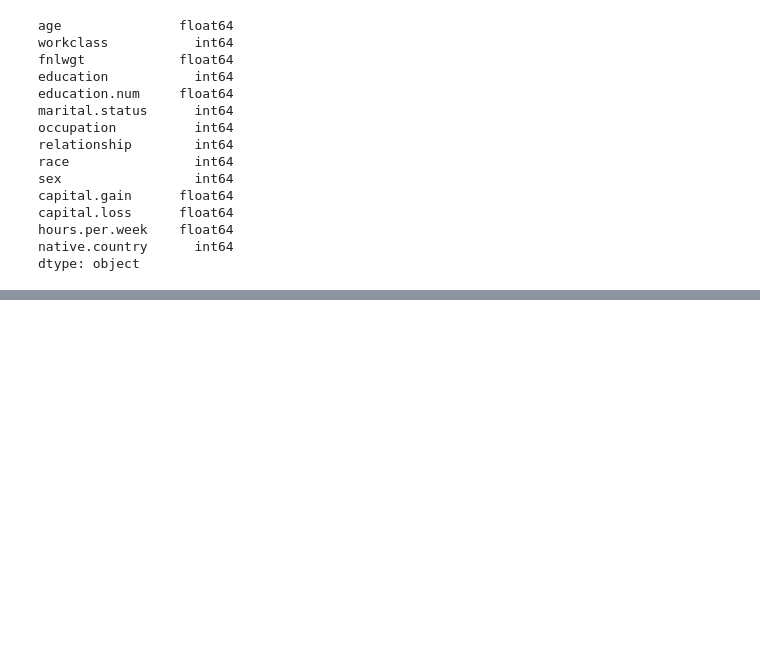
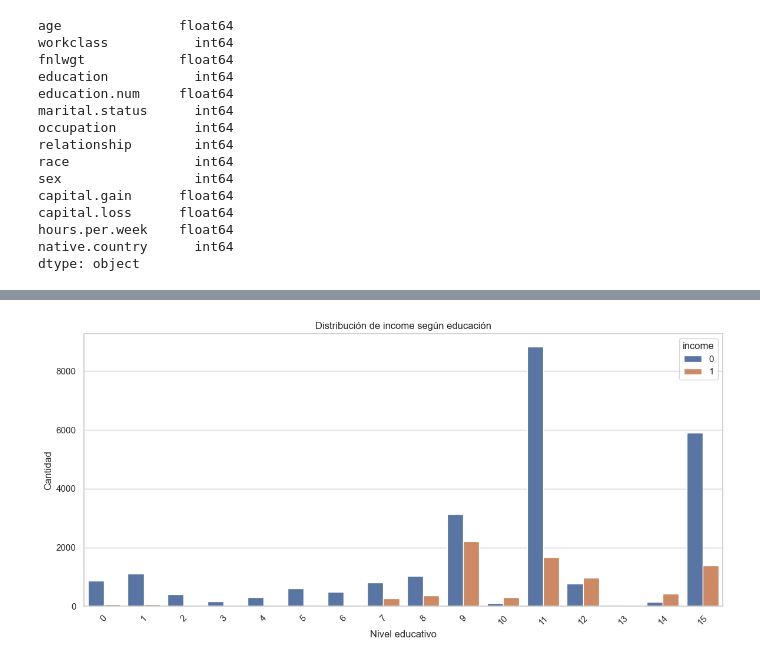
Before and after one commit to agabrielMej/laboratorio_10_MD, a Jupyter notebook: notebooks/labo_10.ipynb, the cells around one changed output, grey strips where cells are left out. Cells and saved outputs as stored; diff of their text form; code cells hidden in the pictures; blank space fills up the shorter version.

```diff
--- a/notebooks/labo_10.ipynb
+++ b/notebooks/labo_10.ipynb
@@ -472,0 +511,21 @@ X.describe()
+# %%
+## Education vs Income
+
+plt.figure(figsize=(14,6))
+
+sns.countplot(
+    data=df,
+    x="education",
+    hue="income"
+)
+
+plt.xticks(rotation=45)
+
+plt.title("Distribución de income según educación")
+
+plt.xlabel("Nivel educativo")
+plt.ylabel("Cantidad")
+
+plt.show()
+# %% [output]
+[figure, added]
```
Also changed, not shown: parts of 4 cells of this notebook.
